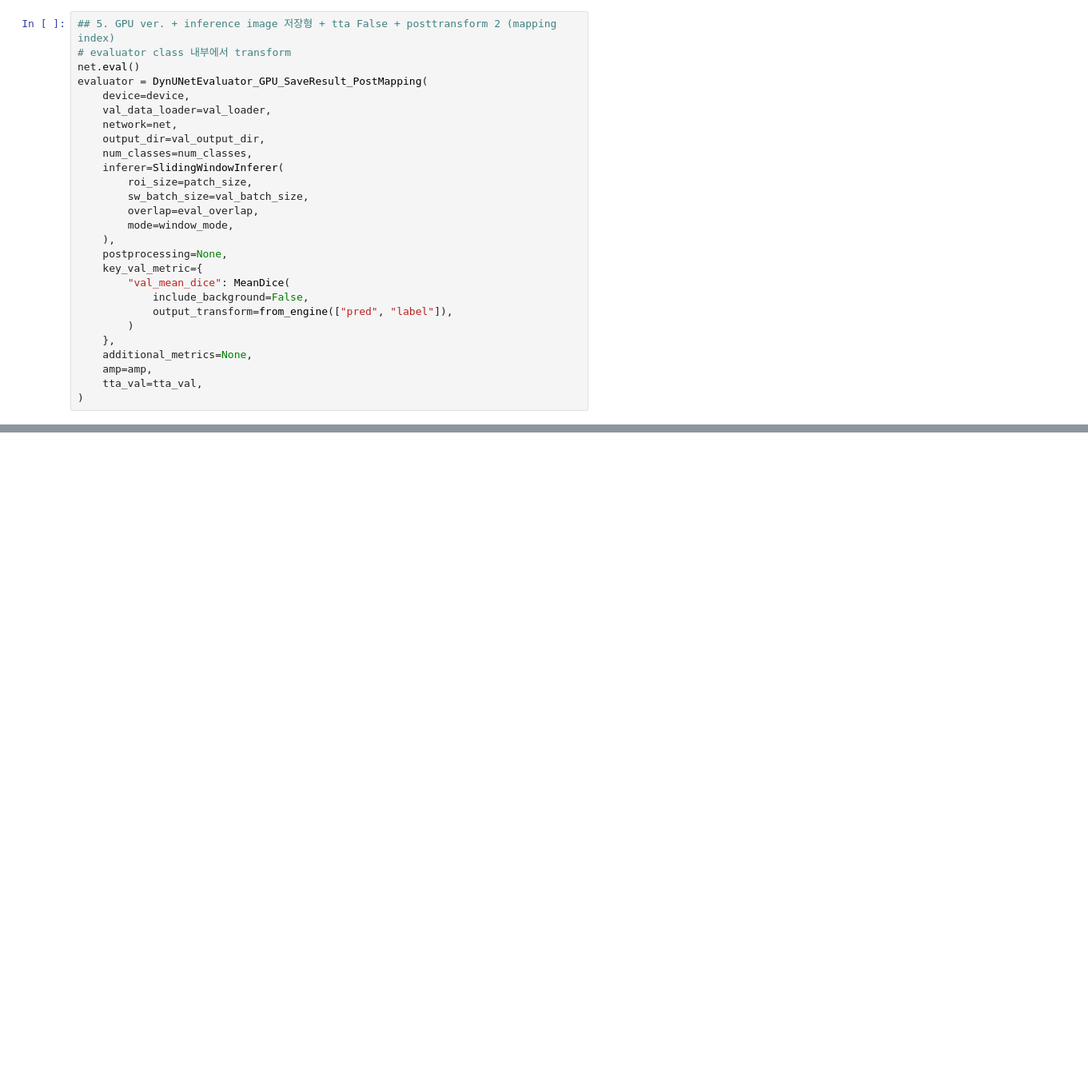
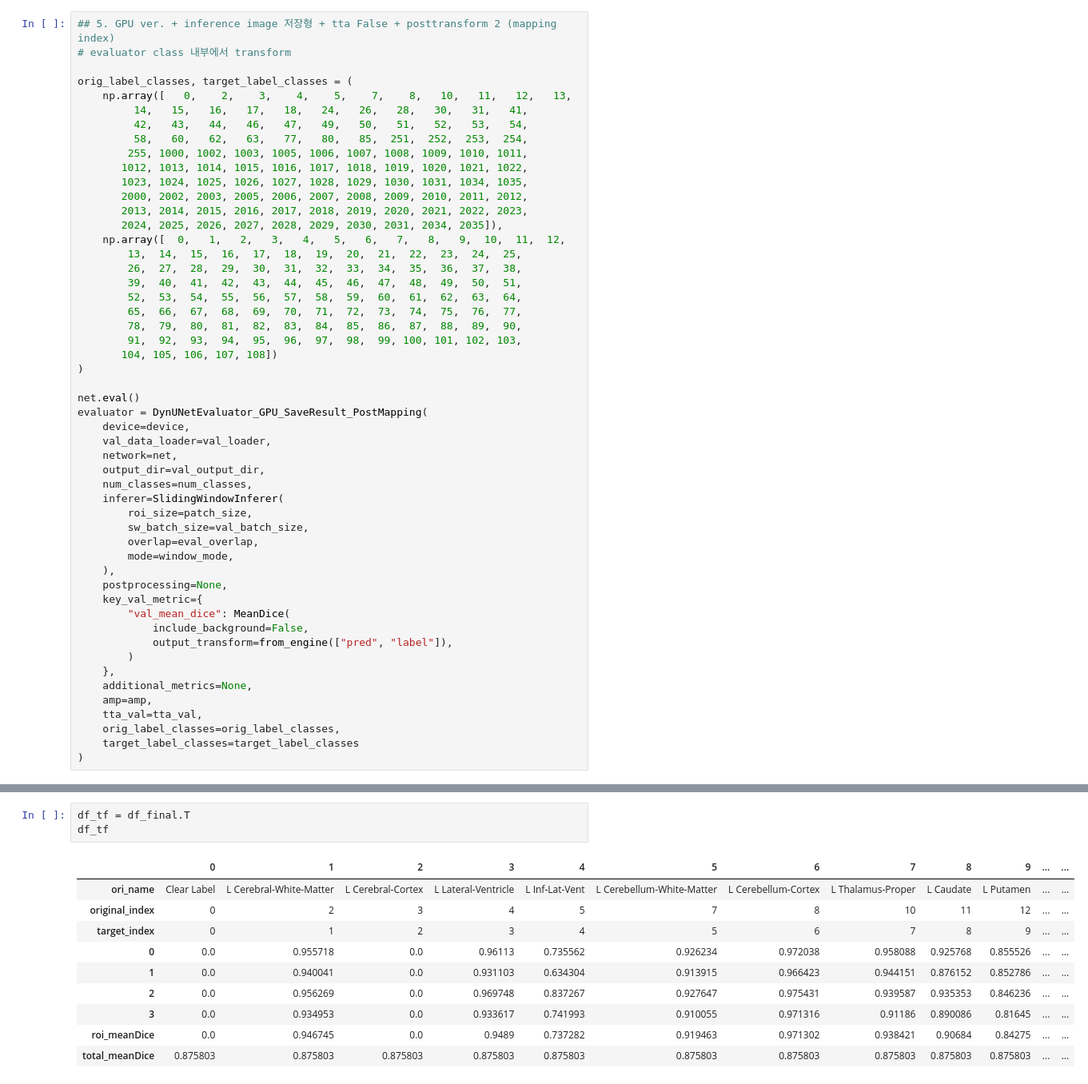
Before and after one commit to duc-ke/MONAI_examples, a Jupyter notebook: dynunet_pipeline/test04-evaluation-dynunet_ROI-4Dmodality.ipynb, the cells around one changed output, grey strips where cells are left out. Shown at 80% size. Saved outputs shown, nothing was run; the diff lists cells and outputs as text; blank space fills up the shorter version.

```diff
--- a/dynunet_pipeline/test04-evaluation-dynunet_ROI-4Dmodality.ipynb
+++ b/dynunet_pipeline/test04-evaluation-dynunet_ROI-4Dmodality.ipynb
@@ -320,6 +352,29 @@ device(type='cuda', index=6)
 # %%
 ## 5. GPU ver. + inference image 저장형 + tta False + posttransform 2 (mapping index)
 # evaluator class 내부에서 transform
+
+orig_label_classes, target_label_classes = (
+    np.array([   0,    2,    3,    4,    5,    7,    8,   10,   11,   12,   13,
+         14,   15,   16,   17,   18,   24,   26,   28,   30,   31,   41,
+         42,   43,   44,   46,   47,   49,   50,   51,   52,   53,   54,
+         58,   60,   62,   63,   77,   80,   85,  251,  252,  253,  254,
+        255, 1000, 1002, 1003, 1005, 1006, 1007, 1008, 1009, 1010, 1011,
+       1012, 1013, 1014, 1015, 1016, 1017, 1018, 1019, 1020, 1021, 1022,
+       1023, 1024, 1025, 1026, 1027, 1028, 1029, 1030, 1031, 1034, 1035,
+       2000, 2002, 2003, 2005, 2006, 2007, 2008, 2009, 2010, 2011, 2012,
+       2013, 2014, 2015, 2016, 2017, 2018, 2019, 2020, 2021, 2022, 2023,
+       2024, 2025, 2026, 2027, 2028, 2029, 2030, 2031, 2034, 2035]),
+    np.array([  0,   1,   2,   3,   4,   5,   6,   7,   8,   9,  10,  11,  12,
+        13,  14,  15,  16,  17,  18,  19,  20,  21,  22,  23,  24,  25,
+        26,  27,  28,  29,  30,  31,  32,  33,  34,  35,  36,  37,  38,
+        39,  40,  41,  42,  43,  44,  45,  46,  47,  48,  49,  50,  51,
+        52,  53,  54,  55,  56,  57,  58,  59,  60,  61,  62,  63,  64,
+        65,  66,  67,  68,  69,  70,  71,  72,  73,  74,  75,  76,  77,
+        78,  79,  80,  81,  82,  83,  84,  85,  86,  87,  88,  89,  90,
+        91,  92,  93,  94,  95,  96,  97,  98,  99, 100, 101, 102, 103,
+       104, 105, 106, 107, 108])
+)
+
 net.eval()
 evaluator = DynUNetEvaluator_GPU_SaveResult_PostMapping(
     device=device,
@@ -343,6 +398,8 @@ evaluator = DynUNetEvaluator_GPU_SaveResult_PostMapping(
     additional_metrics=None,
     amp=amp,
     tta_val=tta_val,
+    orig_label_classes=orig_label_classes,
+    target_label_classes=target_label_classes
 )
 # %%
 start = time.time()
@@ -723,0 +967,14 @@ evaluator.state.metric_details['val_mean_dice'].shape
+# %%
+df_tf = df_final.T
+df_tf
+# %% [output]
+|  | 0 | 1 | 2 | 3 | 4 | 5 | 6 | 7 | 8 | 9 | ... | ... |
+| ori_name | Clear Label | L Cerebral-White-Matter | L Cerebral-Cortex | L Lateral-Ventricle | L Inf-Lat-Vent | L Cerebellum-White-Matter | L Cerebellum-Cortex | L Thalamus-Proper | L Caudate | L Putamen | ... | ... |
+| original_index | 0 | 2 | 3 | 4 | 5 | 7 | 8 | 10 | 11 | 12 | ... | ... |
+| target_index | 0 | 1 | 2 | 3 | 4 | 5 | 6 | 7 | 8 | 9 | ... | ... |
+| 0 | 0.0 | 0.955718 | 0.0 | 0.96113 | 0.735562 | 0.926234 | 0.972038 | 0.958088 | 0.925768 | 0.855526 | ... | ... |
+| 1 | 0.0 | 0.940041 | 0.0 | 0.931103 | 0.634304 | 0.913915 | 0.966423 | 0.944151 | 0.876152 | 0.852786 | ... | ... |
+| 2 | 0.0 | 0.956269 | 0.0 | 0.969748 | 0.837267 | 0.927647 | 0.975431 | 0.939587 | 0.935353 | 0.846236 | ... | ... |
+| 3 | 0.0 | 0.934953 | 0.0 | 0.933617 | 0.741993 | 0.910055 | 0.971316 | 0.91186 | 0.890086 | 0.81645 | ... | ... |
+| roi_meanDice | 0.0 | 0.946745 | 0.0 | 0.9489 | 0.737282 | 0.919463 | 0.971302 | 0.938421 | 0.90684 | 0.84275 | ... | ... |
+| total_meanDice | 0.875803 | 0.875803 | 0.875803 | 0.875803 | 0.875803 | 0.875803 | 0.875803 | 0.875803 | 0.875803 | 0.875803 | ... | ... |
```
Also changed, not shown: parts of 59 cells of this notebook, 4 other files.
